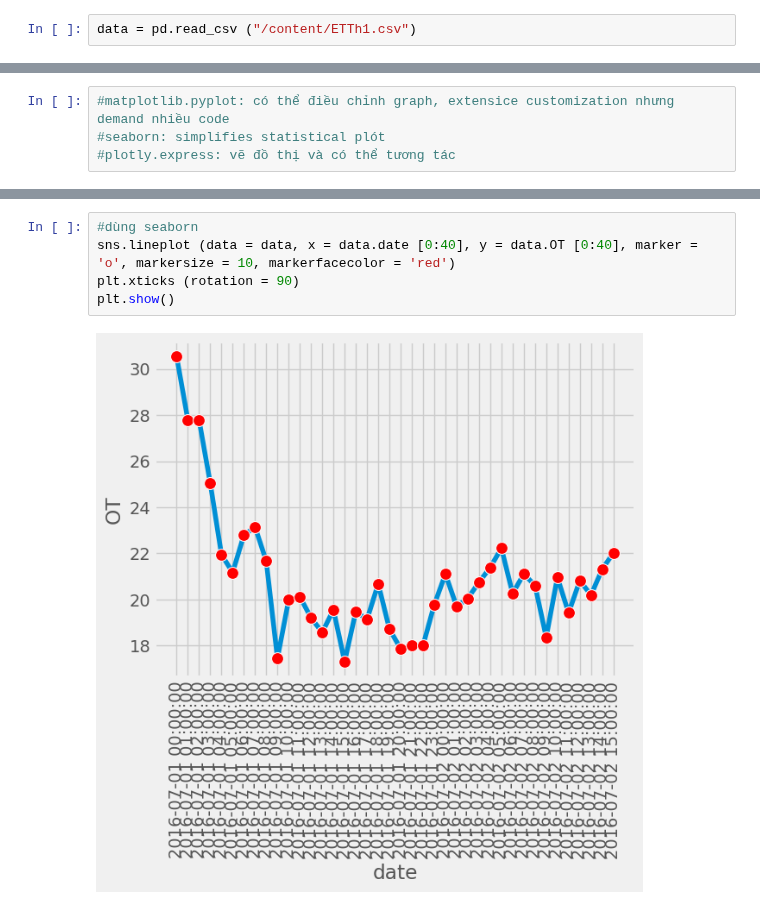
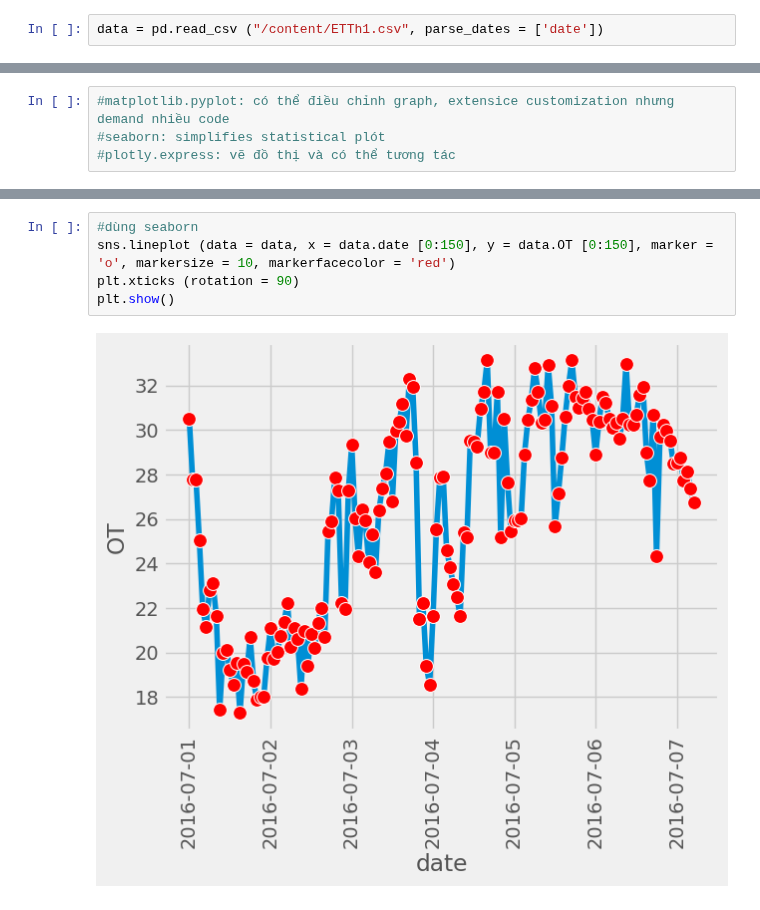
Before and after one commit to Jenniferduong20012004/JennyLearningAI, a Jupyter notebook: DataVisualization.ipynb, the cells around one changed output, grey strips where cells are left out. Drawn from its saved outputs; the diff is of its cells as text.

```diff
--- a/DataVisualization.ipynb
+++ b/DataVisualization.ipynb
@@ -14,7 +14,7 @@ import numpy as np
                                  Dload  Upload   Total   Spent    Left  Speed
 100 2528k  100 2528k    0     0  4553k      0 --:--:-- --:--:-- --:--:-- 4548k
 # %%
-data = pd.read_csv ("/content/ETTh1.csv")
+data = pd.read_csv ("/content/ETTh1.csv", parse_dates = ['date'])
 # %%
 data.describe() #summarize basic information
 # %% [output]
@@ -73,9 +73,9 @@ plt.show()
 # %%
 #dùng seaborn
-sns.lineplot (data = data, x = data.date [0:40], y = data.OT [0:40], marker = 'o', markersize = 10, markerfacecolor = 'red')
+sns.lineplot (data = data, x = data.date [0:150], y = data.OT [0:150], marker = 'o', markersize = 10, markerfacecolor = 'red')
 plt.xticks (rotation = 90)
 plt.show()
 # %% [output]
-[figure, old version]
+[figure, new version]
 # %%
 #use plotly
```
Also changed, not shown: parts of 2 cells of this notebook.
